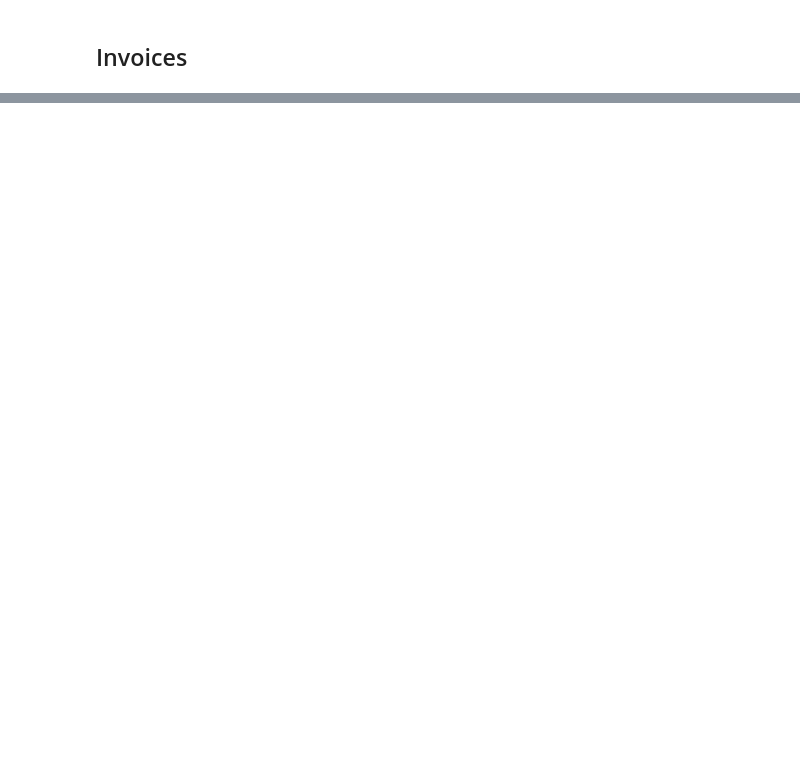
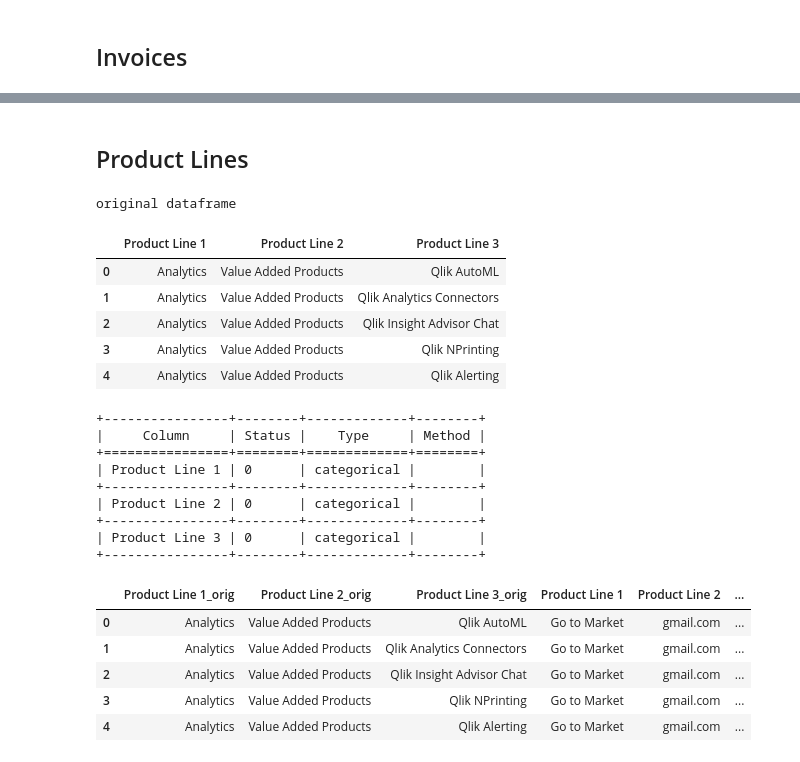
Before and after one commit to jmbenedetto/qlik_anonymization, a Jupyter notebook: Anonymize AR demo.ipynb, the cells around one changed output, grey strips where cells are left out. Cells and saved outputs as stored; diff of their text form; code cells hidden in the pictures; blank space fills up the shorter version.

```diff
--- a/Anonymize AR demo.ipynb
+++ b/Anonymize AR demo.ipynb
@@ -417,0 +604,59 @@ since Python 3.9 and will be removed in a subsequent version.
+# %% [markdown]
+## Product Lines
+# %%
+# read data from GCS
+df_product_lines=pd.read_csv(source_path+dict_files['Product Lines']+'.csv')
+print('original dataframe')
+display(df_product_lines.head())
+
+# anonymize dataframe
+anon_product_lines=dfAnonymizer(df_product_lines)
+anon_product_lines.info()
+
+df_product_lines_anon=anon_product_lines.to_df()
+
+# create fake data
+categorical_fake_dict={'Product Line 3':'state','Product Line 2':'free_email_domain'}
+for key,value in categorical_fake_dict.items():
+    df_product_lines_anon[key]=fake_data_for_column(df_product_lines_anon[key],value)
+
+map_product_line1={
+    'Analytics':'Go to Market','Data Integration':'Operations','Non-Product Invoicing':'Others','Professional Services' : 'Support functions'}
+df_product_lines_anon['Product Line 1']=df_product_lines_anon['Product Line 1'].map(map_product_line1)
+
+# merge anonymized df with original df
+df_product_lines=df_product_lines.join(df_product_lines_anon,how='inner',lsuffix='_orig')
+display(df_product_lines.head())
+
+# persist anonymized df to GCS
+df_product_lines_anon.to_csv(destination_path+dict_files['Product Lines']+'.csv',index=False)
+
+# persist mapping tables to GCS
+map_product_line3=dict(zip(df_product_lines['Product Line 3_orig'], df_product_lines['Product Line 3']))
+with fs.open(destination_path+'map_product_line3.pickle', 'wb') as handle:
+    pickle.dump(map_product_line3, handle, protocol=pickle.HIGHEST_PROTOCOL)
+
+df_product_lines=df_product_lines_anon=anon_product_lines=map_product_line3=None
+# %% [output]
+original dataframe
+|  | Product Line 1 | Product Line 2 | Product Line 3 |
+| 0 | Analytics | Value Added Products | Qlik AutoML |
+| 1 | Analytics | Value Added Products | Qlik Analytics Connectors |
+| 2 | Analytics | Value Added Products | Qlik Insight Advisor Chat |
+| 3 | Analytics | Value Added Products | Qlik NPrinting |
+| 4 | Analytics | Value Added Products | Qlik Alerting |
++----------------+--------+-------------+--------+
+|     Column     | Status |    Type     | Method |
++================+========+=============+========+
+| Product Line 1 | 0      | categorical |        |
++----------------+--------+-------------+--------+
+| Product Line 2 | 0      | categorical |        |
++----------------+--------+-------------+--------+
+| Product Line 3 | 0      | categorical |        |
++----------------+--------+-------------+--------+
+|  | Product Line 1_orig | Product Line 2_orig | Product Line 3_orig | Product Line 1 | Product Line 2 | ... |
+| 0 | Analytics | Value Added Products | Qlik AutoML | Go to Market | gmail.com | ... |
+| 1 | Analytics | Value Added Products | Qlik Analytics Connectors | Go to Market | gmail.com | ... |
+| 2 | Analytics | Value Added Products | Qlik Insight Advisor Chat | Go to Market | gmail.com | ... |
+| 3 | Analytics | Value Added Products | Qlik NPrinting | Go to Market | gmail.com | ... |
+| 4 | Analytics | Value Added Products | Qlik Alerting | Go to Market | gmail.com | ... |
```
Also changed, not shown: parts of 20 cells of this notebook.
